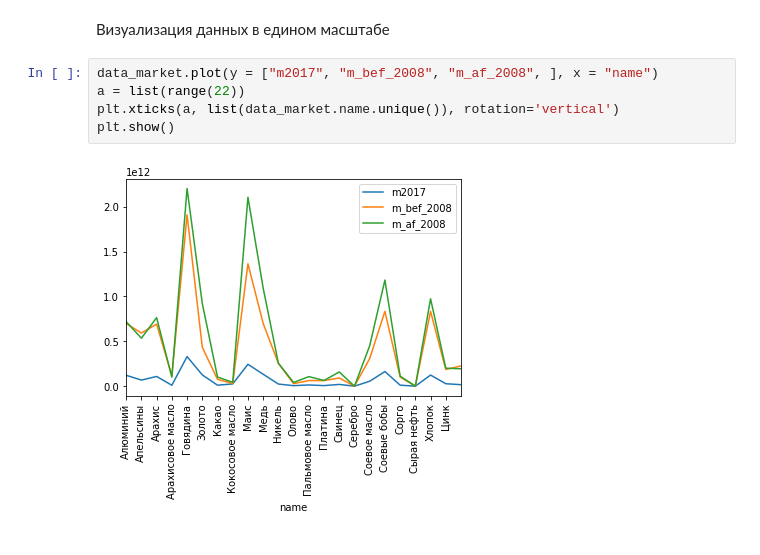
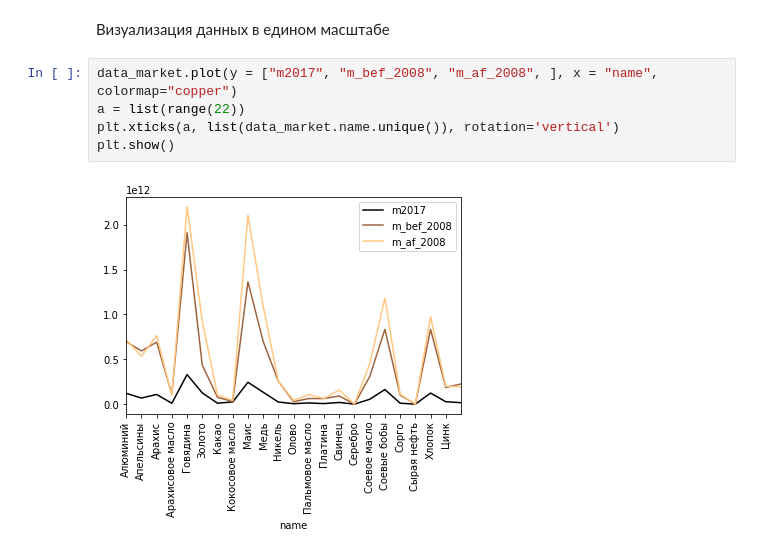
Before and after one commit to pallada-92/MMarketSizePrediction, a Jupyter notebook: models_jupyter/Collapsed_data_Yandex_metrics_work.ipynb, the cells around one changed output. Saved outputs shown, nothing was run; the diff lists cells and outputs as text.

```diff
--- a/models_jupyter/Collapsed_data_Yandex_metrics_work.ipynb
+++ b/models_jupyter/Collapsed_data_Yandex_metrics_work.ipynb
@@ -183,9 +203,9 @@ plt.show()
 # %% [markdown]
 Визуализация данных в едином масштабе
 # %%
-data_market.plot(y = ["m2017", "m_bef_2008", "m_af_2008", ], x = "name")
+data_market.plot(y = ["m2017", "m_bef_2008", "m_af_2008", ], x = "name", colormap="copper")
 a = list(range(22))
 plt.xticks(a, list(data_market.name.unique()), rotation='vertical')
 plt.show()
 # %% [output]
-[figure, old version]
+[figure, new version]
```
Also changed, not shown: parts of 5 cells of this notebook.
